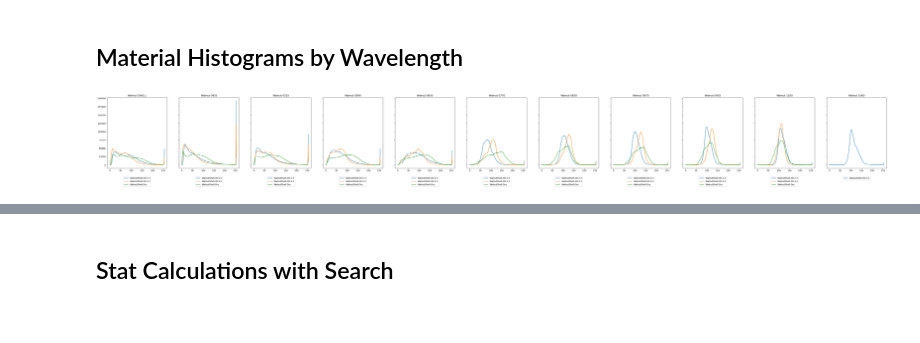
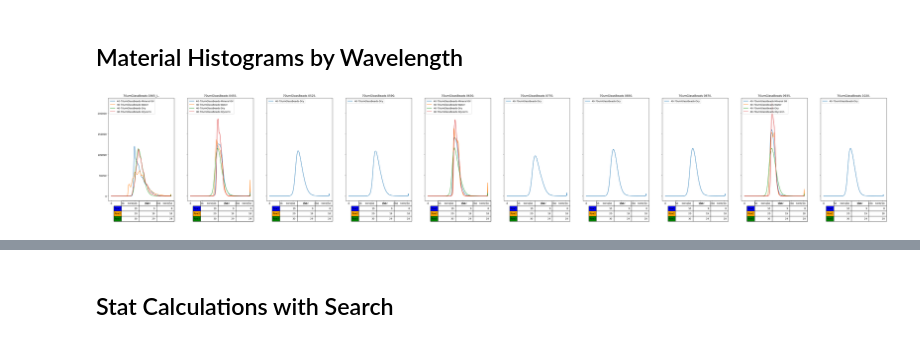
Before and after one commit to jfan14mc/Sand-Image-Anaylsis, a Jupyter notebook: imageTesting.ipynb, the cells around one changed output, grey strips where cells are left out. Drawn from its saved outputs; the diff is of its cells as text; code cells hidden in the pictures.

Commit message:
Partial merge of histogram + image statistics

```diff
--- a/imageTesting.ipynb
+++ b/imageTesting.ipynb
@@ -242,44 +258,60 @@ np.array(sorted([*staticValues.index]))
 def axCreator(list):
      dict = {}
      for i in [*range(len(list))]:
-          dict[i] = 'ax' + str(i)
+          dict[i] = "ax" + '[0,' + str(i) + ']'
      return dict
 
 def hist(ax_number, image, label):
      ax = ax_number.plot(pd.DataFrame(PIL.Image.open(image).histogram()), label = name)
-     ax_number.legend(loc='upper center', bbox_to_anchor=(0.5, -0.1))
+     ax_number.legend(loc='upper left') #bbox_to_anchor=(0.5, -0.1)
      return ax
 
 def waveList(addr):
      wavelengths = []
      addresses = glob.glob(search)
      for address in addresses:
           wavelengths.append(os.path.basename(address))
      return [*np.unique(wavelengths)]
 
 
 # User input
-material = "Walnut"
+material = "70umGlassBeads"
 
 #finding the wavelengths present in the folder
-search = '/Users/fanjx1/Documents/SandImages/Composites/*' + material + '*/*'
+base = '/Users/fanjx1/Documents/SandImages/'
+search = os.path.join(base, 'Composites', '*' + material + '*', '*')
 waves = waveList(search)
 
 axList = axCreator(waves)
 #display(axList)
 
 
-fig1, axList = plt.subplots(1,len(axList), figsize = ((len(axList)*6),6), sharey = True)
+fig1, axList = plt.subplots(1,len(axList), figsize = ((len(axList)*6),8), sharey = True)
+
+col_labels = ['Col1','Col2','Col3']
+row_labels = ['Row1','Row2','Row3']
+table_vals = pd.DataFrame([[10, 9, 8],
+                          [20, 19, 18],
+                          [30, 29, 28]])
 
 #
 axCount = 0
 for wave in waves:
      materialsInWave = glob.glob('/Users/fanjx1/Documents/SandImages/Composites/*' + material + '*/*' + wave + '*')
      #display(materialsInWave)
      for mat in materialsInWave:
           name = os.path.basename(os.path.dirname(mat))
           hist(axList[axCount], mat, name)
           axList[axCount].set_title(material + " " + wave.replace('-','')[:-4])
+          mpl.table.table(axList[axCount],
+                          cellText=table_vals.values,
+                          colLabels = col_labels,
+                          rowLabels = row_labels,
+                          rowColours= ['blue', 'orange', 'green'],
+                          bbox = (0.2,-0.2,0.8,0.2))
+
      axCount += 1
+pictureName = material + 'Histogram.png'
+plt.savefig(os.path.join(base, 'ImageStatistics', pictureName), bbox_inches = 'tight')
 # %% [output]
-[figure, old version]
+[figure, new version]
```
Also changed, not shown: parts of 13 cells of this notebook.
